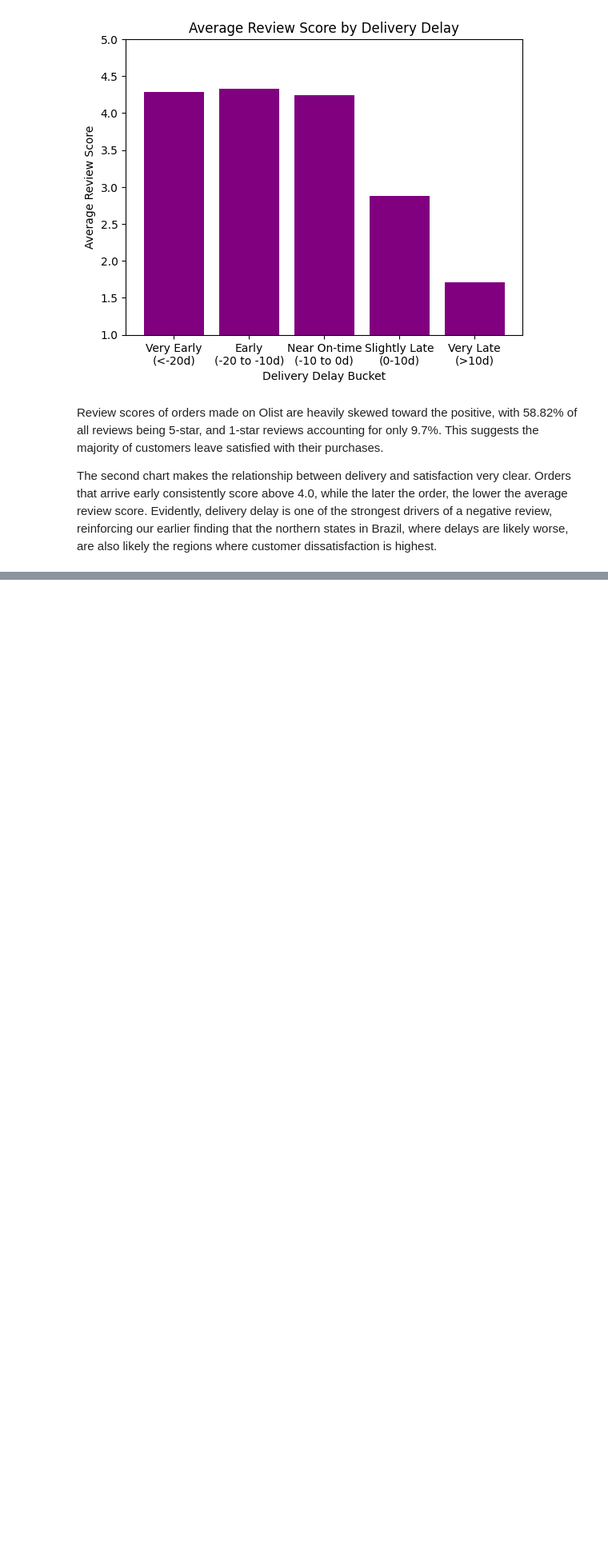
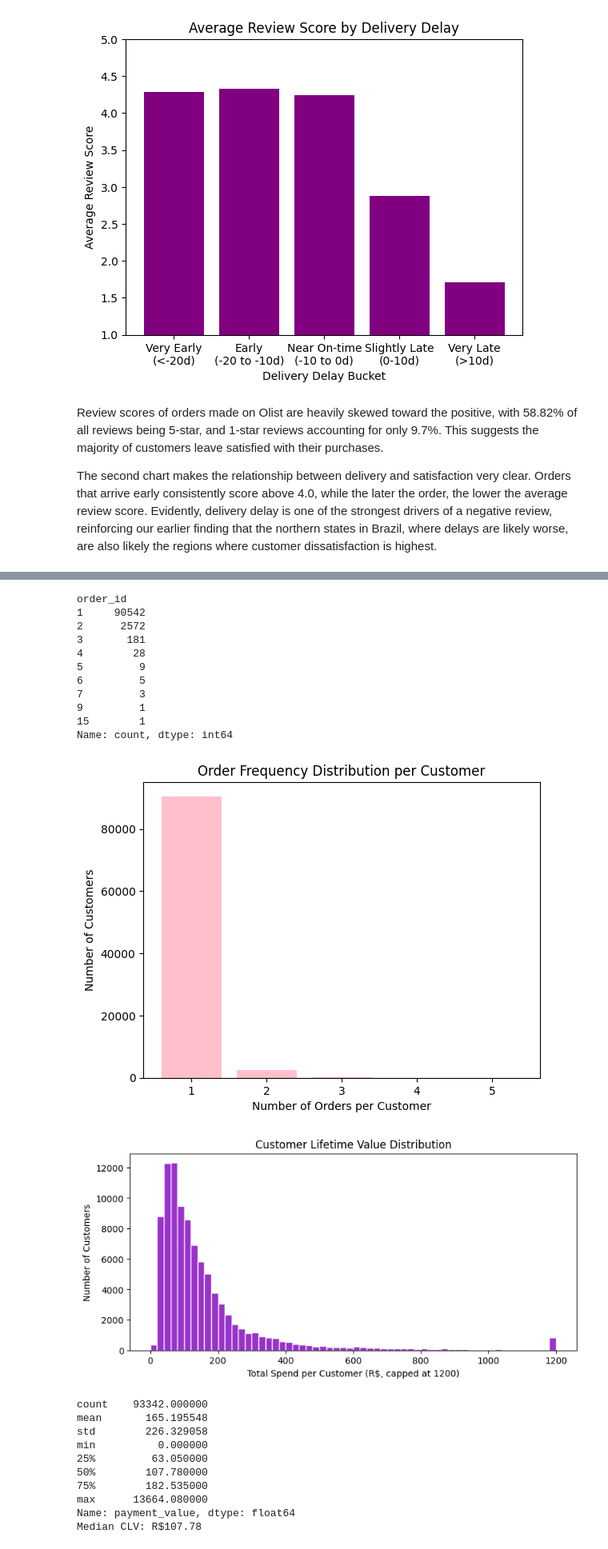
Before and after one commit to jxcksonli/olist-customer-insights-study, a Jupyter notebook: main-analysis.ipynb, the cells around one changed output, grey strips where cells are left out. Shown at 80% size. Cells and saved outputs as stored; diff of their text form; code cells hidden in the pictures; blank space fills up the shorter version.

Commit message:
Orders by customers and also CLV

```diff
--- a/main-analysis.ipynb
+++ b/main-analysis.ipynb
@@ -312,0 +321,47 @@ The second chart makes the relationship between delivery and satisfaction very c
+# %%
+order_counts = orders.groupby('customer_unique_id')['order_id'].count() # Group by unique customer ID then count how many orders they have made
+print(order_counts.value_counts().head(10))
+
+plt.bar(order_counts.value_counts().head(5).index.astype(str),
+        order_counts.value_counts().head(5).values, color='pink')
+plt.xlabel('Number of Orders per Customer')
+plt.ylabel('Number of Customers')
+plt.title('Order Frequency Distribution per Customer')
+plt.show()
+
+order_payments = pd.merge(orders[['order_id','customer_unique_id']], payments[['order_id','payment_value']], on = 'order_id', how = 'left')
+CLV = order_payments.groupby('customer_unique_id')['payment_value'].sum()
+
+plt.figure(figsize=(9, 4))
+plt.hist(CLV.clip(0, 1200), bins = 60, color = 'darkorchid', edgecolor = 'white')
+plt.xlabel('Total Spend per Customer (R$, capped at 1200)')
+plt.ylabel('Number of Customers')
+plt.title('Customer Lifetime Value Distribution')
+plt.show()
+
+print(CLV.describe())
+print(f"Median CLV: R${CLV.median():.2f}")
+# %% [output]
+order_id
+1     90542
+2      2572
+3       181
+4        28
+5         9
+6         5
+7         3
+9         1
+15        1
+Name: count, dtype: int64
+[figure, added]
+[figure, added]
+count    93342.000000
+mean       165.195548
+std        226.329058
+min          0.000000
+25%         63.050000
+50%        107.780000
+75%        182.535000
+max      13664.080000
+Name: payment_value, dtype: float64
+Median CLV: R$107.78
```
Also changed, not shown: parts of 5 cells of this notebook.
